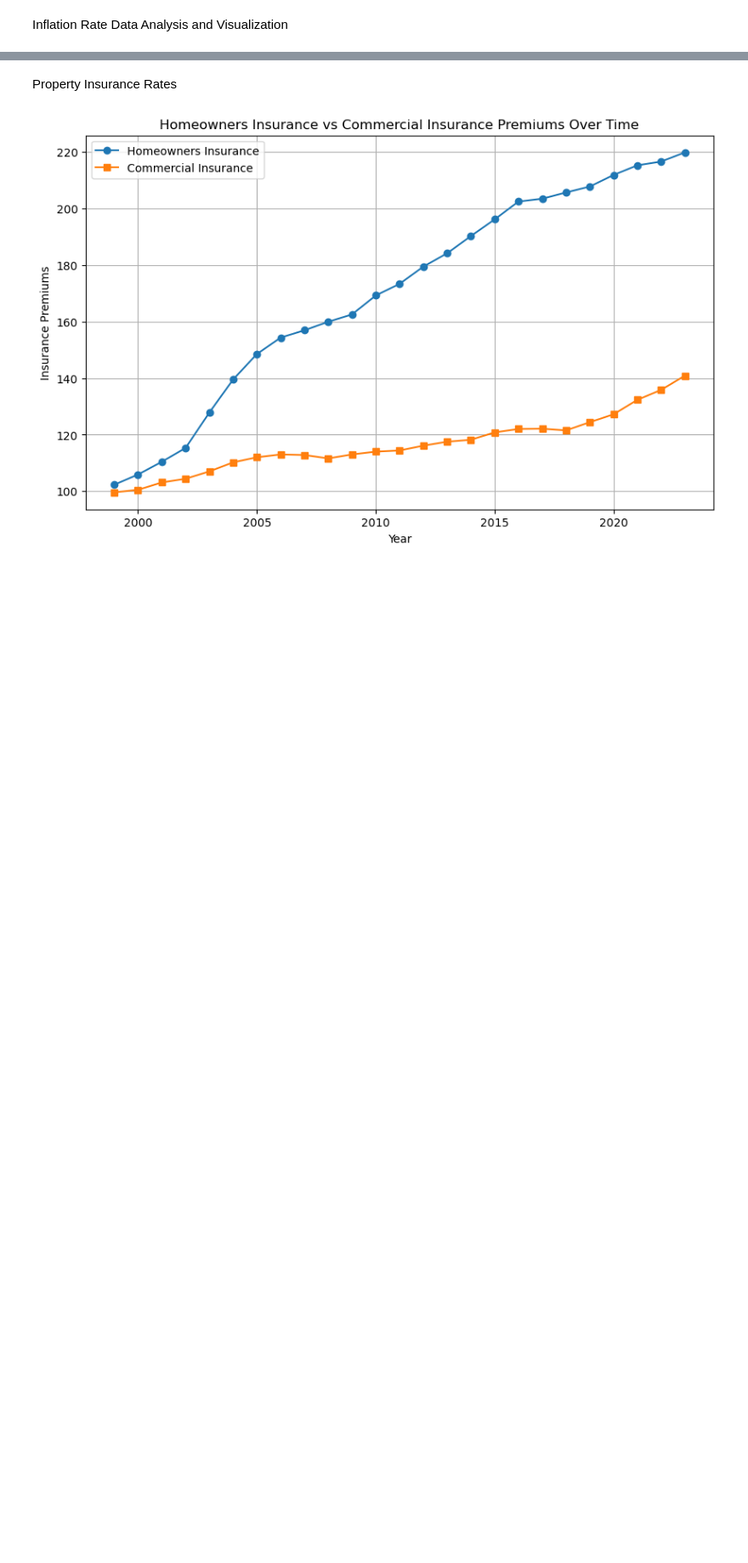
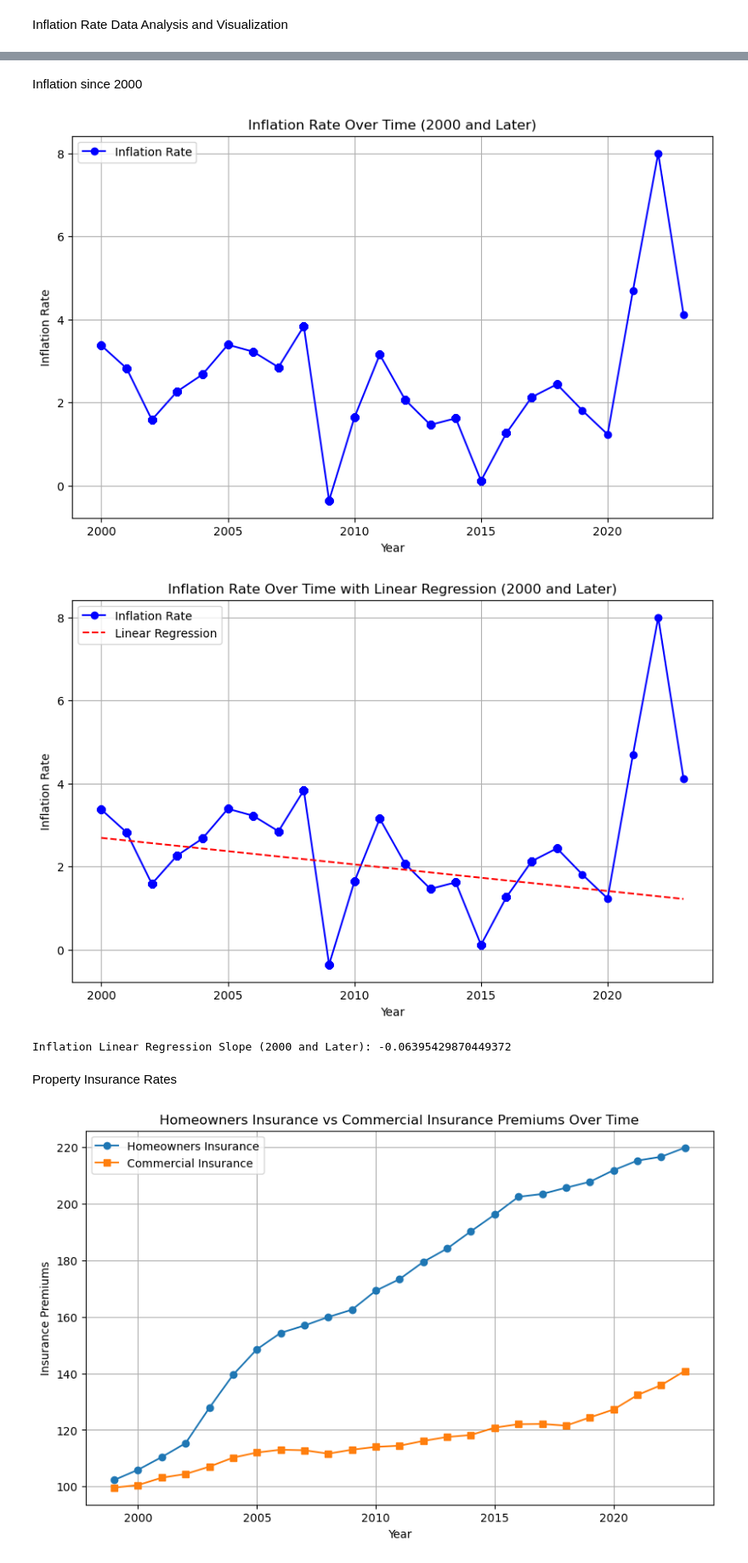
Before and after one commit to smille202/capstone, a Jupyter notebook: work/working_code.ipynb, the cells around one changed output, grey strips where cells are left out. Shown: that part at 85% size. Saved outputs shown, nothing was run; the diff lists cells and outputs as text; code cells hidden in the pictures; blank space fills up the shorter version.

```diff
--- a/work/working_code.ipynb
+++ b/work/working_code.ipynb
@@ -282,3 +233,47 @@ Inflation Linear Regression Slope: -0.043720424328710594
+# %% [markdown]
+Inflation since 2000
+# %%
+# inflation rate over time (2000 and later)
+plt.figure(figsize=(10, 6))
+plt.plot(merged_data[merged_data['year'] >= 2000]['year'],
+         merged_data[merged_data['year'] >= 2000]['inflation_rate'],
+         marker='o', linestyle='-', color='b', label='Inflation Rate')
+plt.title('Inflation Rate Over Time (2000 and Later)')
+plt.xlabel('Year')
+plt.ylabel('Inflation Rate')
+plt.grid(True)
+plt.legend()
+plt.show()
+
+# linear regression
+X = merged_data[merged_data['year'] >= 2000][['year']]  # independent variable (year)
+y = merged_data[merged_data['year'] >= 2000]['inflation_rate']  # dependent variable (inflation_rate)
+
+inflation_model = LinearRegression()
+inflation_model.fit(X, y)
+
+merged_data.loc[merged_data['year'] >= 2000, 'predicted_inflation_rate'] = inflation_model.predict(X)
+
+# plot inflation rate with the linear regression line (2000 and later)
+plt.figure(figsize=(10, 6))
+plt.plot(merged_data[merged_data['year'] >= 2000]['year'],
+         merged_data[merged_data['year'] >= 2000]['inflation_rate'],
+         marker='o', linestyle='-', color='b', label='Inflation Rate')
+plt.plot(merged_data[merged_data['year'] >= 2000]['year'],
+         merged_data[merged_data['year'] >= 2000]['predicted_inflation_rate'],
+         linestyle='--', color='r', label='Linear Regression')
+plt.title('Inflation Rate Over Time with Linear Regression (2000 and Later)')
+plt.xlabel('Year')
+plt.ylabel('Inflation Rate')
+plt.grid(True)
+plt.legend()
+plt.show()
+
+print(f"Inflation Linear Regression Slope (2000 and Later): {inflation_model.coef_[0]}")
+# %% [output]
+[figure, added]
+[figure, added]
+Inflation Linear Regression Slope (2000 and Later): -0.06395429870449372
 # %% [markdown]
 Property Insurance Rates
 # %%
```
Also changed, not shown: parts of 20 cells of this notebook.
